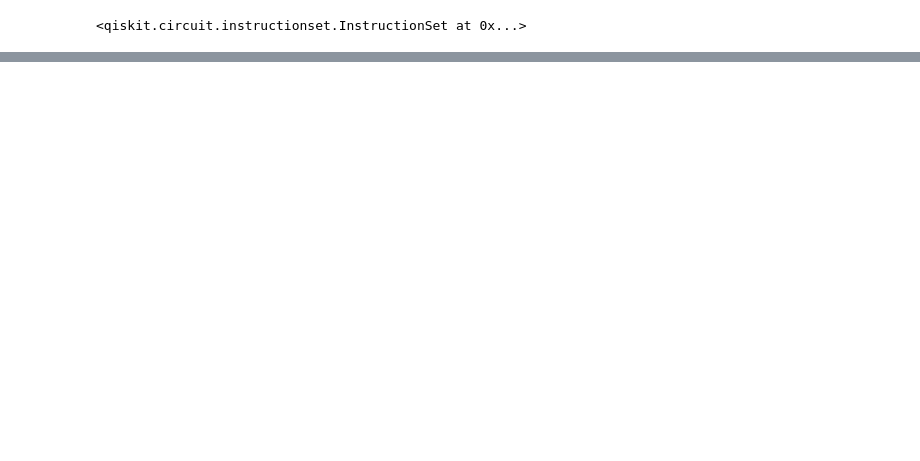
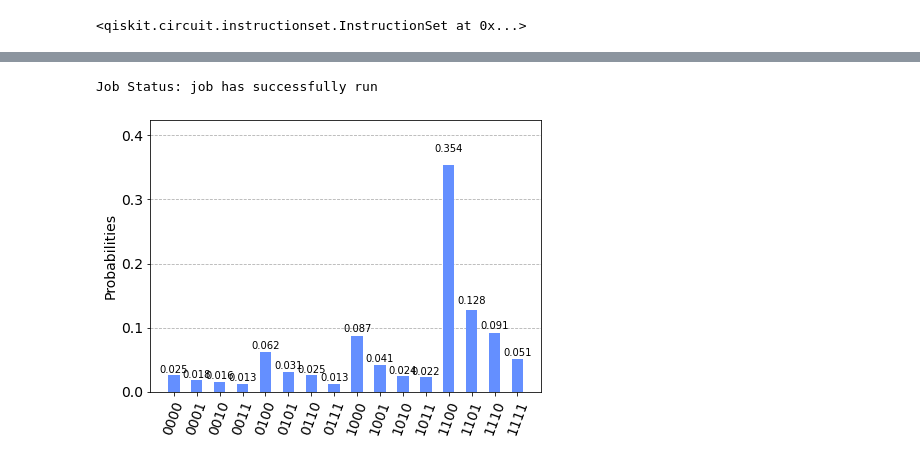
Before and after one commit to dryicecube/QISKIT, a Jupyter notebook: bernstein_vazirani.ipynb, the cells around one changed output, grey strips where cells are left out. Cells and saved outputs as stored; diff of their text form; code cells hidden in the pictures; blank space fills up the shorter version.

Commit message:
with actual hardware code added

```diff
--- a/bernstein_vazirani.ipynb
+++ b/bernstein_vazirani.ipynb
@@ -41,0 +44,15 @@ print(counts)
+# %%
+#running it on the actual machine
+# IBMQ.load_account()
+# provider=IBMQ.get_provider(hub='ibm-q')
+# provider.backend()
+# backend = least_busy(filters = lambda x : x.configuration().n_qubits <=7)
+# print("least busy backend: ",backend)
+# Load our saved IBMQ accounts and get the least busy backend device with less than or equal to 7 qubits
+IBMQ.load_account()
+provider = IBMQ.get_provider(hub='ibm-q')
+provider.backends()
+backend = least_busy(provider.backends(filters=lambda x: x.configuration().n_qubits <= 5 and
+                                   x.configuration().n_qubits >= 2 and
+                                   not x.configuration().simulator and x.status().operational==True))
+print("least busy backend: ", backend)
@@ -41,0 +62,17 @@ print(counts)
+# %%
+from qiskit.tools.monitor import job_monitor
+shots = 1024
+transpile_qc=transpile(qc, backend)
+job = backend.run(transpile_qc, shots = shots)
+job_monitor(job, interval = 2)
+# %% [output]
+Job Status: job has successfully run
+# %%
+# import basic plot tools
+
+
+results = job.result()
+ans=results.get_counts()
+plot_histogram(ans)
+# %% [output]
+[figure, added]
```
Also changed, not shown: parts of 6 cells of this notebook.
